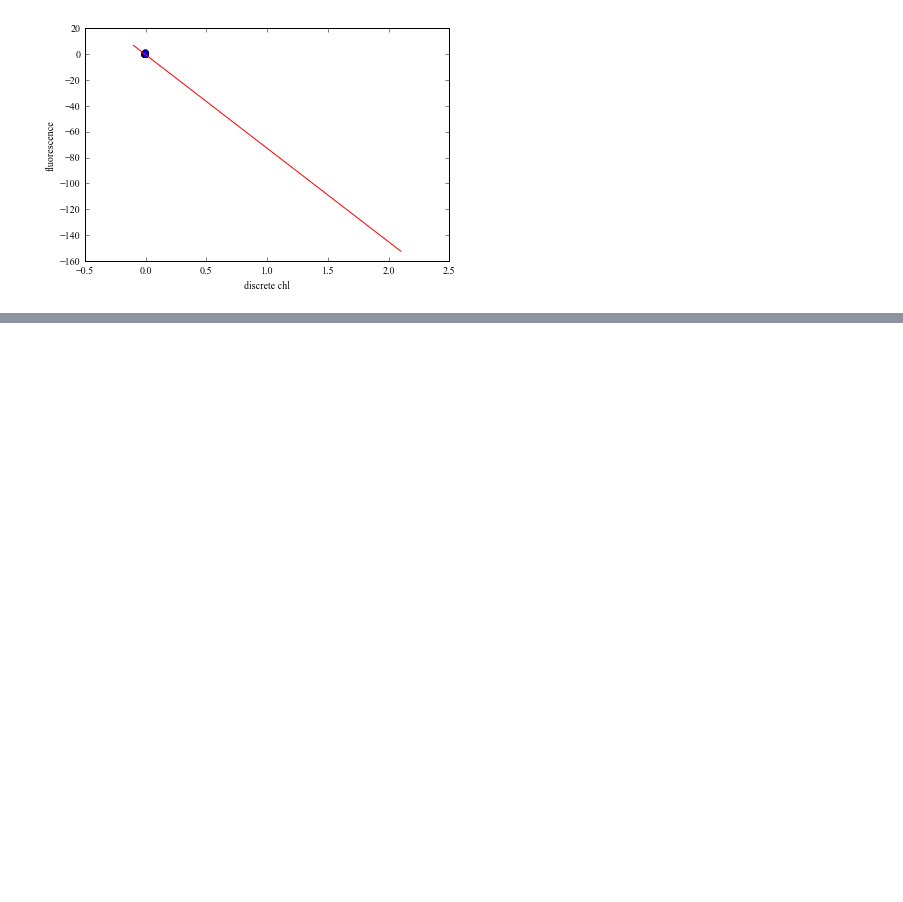
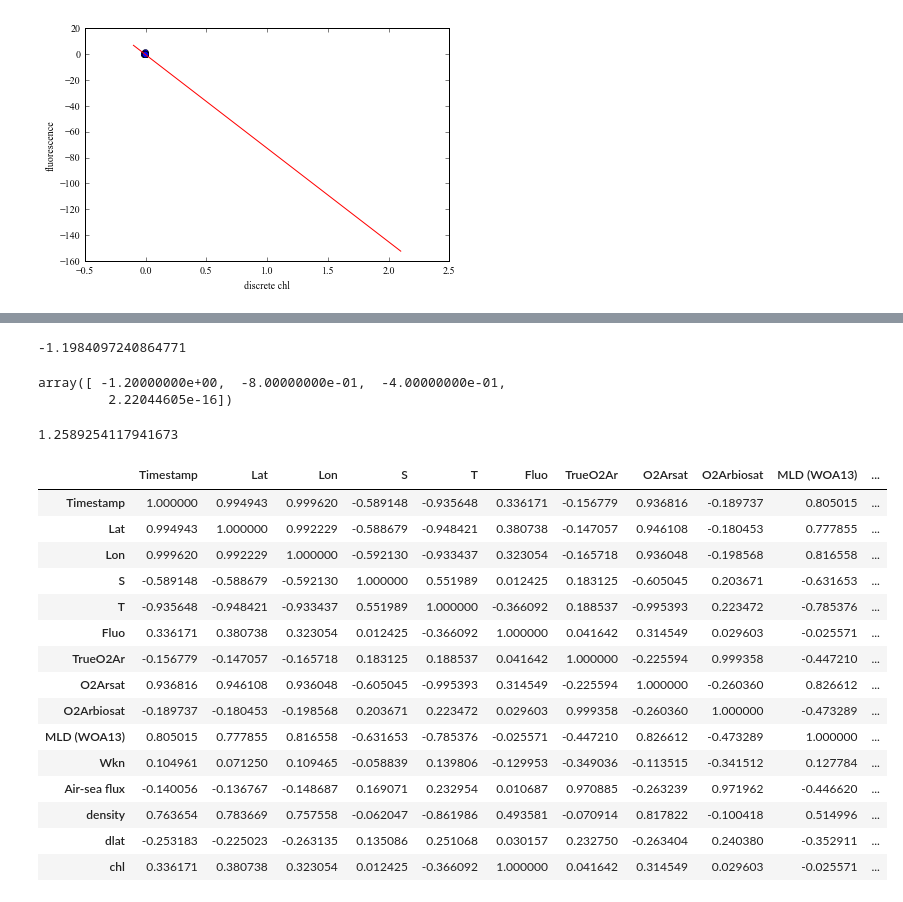
Before and after one commit to sophieclayton/kuroshio_productivity, a Jupyter notebook: Chl_calib.ipynb, the cells around one changed output, grey strips where cells are left out. Saved outputs shown, nothing was run; the diff lists cells and outputs as text; code cells hidden in the pictures; blank space fills up the shorter version.

```diff
--- a/Chl_calib.ipynb
+++ b/Chl_calib.ipynb
@@ -348,0 +360,32 @@ plt.show()
+# %%
+np.log10(np.min(binned))
+# %% [output]
+-1.1984097240864771
+# %%
+np.arange(-1.2, 0.21, 0.4)
+# %% [output]
+array([ -1.20000000e+00,  -8.00000000e-01,  -4.00000000e-01,
+         2.22044605e-16])
+# %%
+10**0.1
+# %% [output]
+1.2589254117941673
+# %%
+Tok1.corr()
+# %% [output]
+|  | Timestamp | Lat | Lon | S | T | Fluo | TrueO2Ar | O2Arsat | O2Arbiosat | MLD (WOA13) | ... |
+| Timestamp | 1.000000 | 0.994943 | 0.999620 | -0.589148 | -0.935648 | 0.336171 | -0.156779 | 0.936816 | -0.189737 | 0.805015 | ... |
+| Lat | 0.994943 | 1.000000 | 0.992229 | -0.588679 | -0.948421 | 0.380738 | -0.147057 | 0.946108 | -0.180453 | 0.777855 | ... |
+| Lon | 0.999620 | 0.992229 | 1.000000 | -0.592130 | -0.933437 | 0.323054 | -0.165718 | 0.936048 | -0.198568 | 0.816558 | ... |
+| S | -0.589148 | -0.588679 | -0.592130 | 1.000000 | 0.551989 | 0.012425 | 0.183125 | -0.605045 | 0.203671 | -0.631653 | ... |
+| T | -0.935648 | -0.948421 | -0.933437 | 0.551989 | 1.000000 | -0.366092 | 0.188537 | -0.995393 | 0.223472 | -0.785376 | ... |
+| Fluo | 0.336171 | 0.380738 | 0.323054 | 0.012425 | -0.366092 | 1.000000 | 0.041642 | 0.314549 | 0.029603 | -0.025571 | ... |
+| TrueO2Ar | -0.156779 | -0.147057 | -0.165718 | 0.183125 | 0.188537 | 0.041642 | 1.000000 | -0.225594 | 0.999358 | -0.447210 | ... |
+| O2Arsat | 0.936816 | 0.946108 | 0.936048 | -0.605045 | -0.995393 | 0.314549 | -0.225594 | 1.000000 | -0.260360 | 0.826612 | ... |
+| O2Arbiosat | -0.189737 | -0.180453 | -0.198568 | 0.203671 | 0.223472 | 0.029603 | 0.999358 | -0.260360 | 1.000000 | -0.473289 | ... |
+| MLD (WOA13) | 0.805015 | 0.777855 | 0.816558 | -0.631653 | -0.785376 | -0.025571 | -0.447210 | 0.826612 | -0.473289 | 1.000000 | ... |
+| Wkn | 0.104961 | 0.071250 | 0.109465 | -0.058839 | 0.139806 | -0.129953 | -0.349036 | -0.113515 | -0.341512 | 0.127784 | ... |
+| Air-sea flux | -0.140056 | -0.136767 | -0.148687 | 0.169071 | 0.232954 | 0.010687 | 0.970885 | -0.263239 | 0.971962 | -0.446620 | ... |
+| density | 0.763654 | 0.783669 | 0.757558 | -0.062047 | -0.861986 | 0.493581 | -0.070914 | 0.817822 | -0.100418 | 0.514996 | ... |
+| dlat | -0.253183 | -0.225023 | -0.263135 | 0.135086 | 0.251068 | 0.030157 | 0.232750 | -0.263404 | 0.240380 | -0.352911 | ... |
+| chl | 0.336171 | 0.380738 | 0.323054 | 0.012425 | -0.366092 | 1.000000 | 0.041642 | 0.314549 | 0.029603 | -0.025571 | ... |
```
Also changed, not shown: parts of 8 cells of this notebook, 4 other files.
